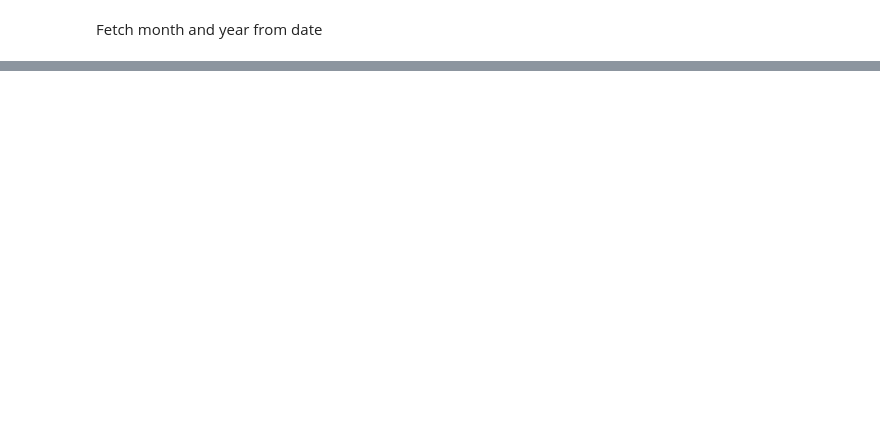
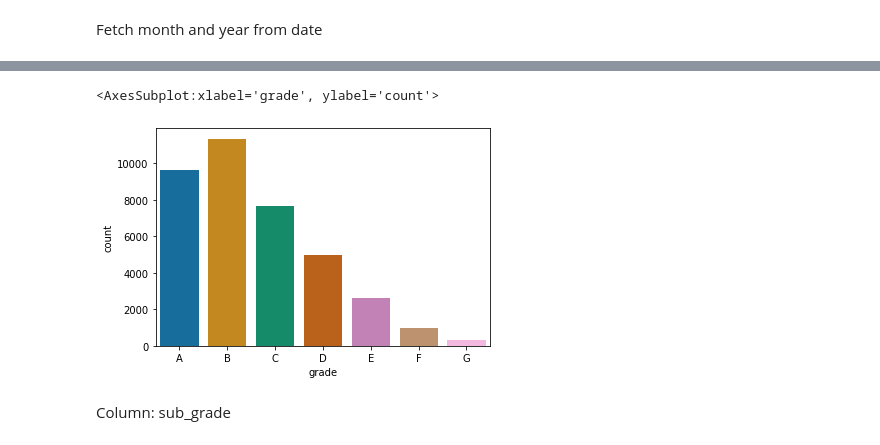
Before and after one commit to sidshrivastav/LendingClubCaseStudy, a Jupyter notebook: siddhant_shrivastav.ipynb, the cells around one changed output, grey strips where cells are left out. Cells and saved outputs as stored; diff of their text form; code cells hidden in the pictures; blank space fills up the shorter version.

```diff
--- a/siddhant_shrivastav.ipynb
+++ b/siddhant_shrivastav.ipynb
@@ -275,0 +317,8 @@ We can see that there are oultiers in annual_inc, open_acc, total_acc and revol_
+# %%
+sns.set_palette('colorblind')
+sns.countplot(data=df, x="grade", order = ['A', 'B', 'C', 'D', 'E', 'F', 'G'])
+# %% [output]
+<AxesSubplot:xlabel='grade', ylabel='count'>
+[figure, added]
+# %% [markdown]
+Column: sub_grade
```
Also changed, not shown: parts of 61 cells of this notebook.
